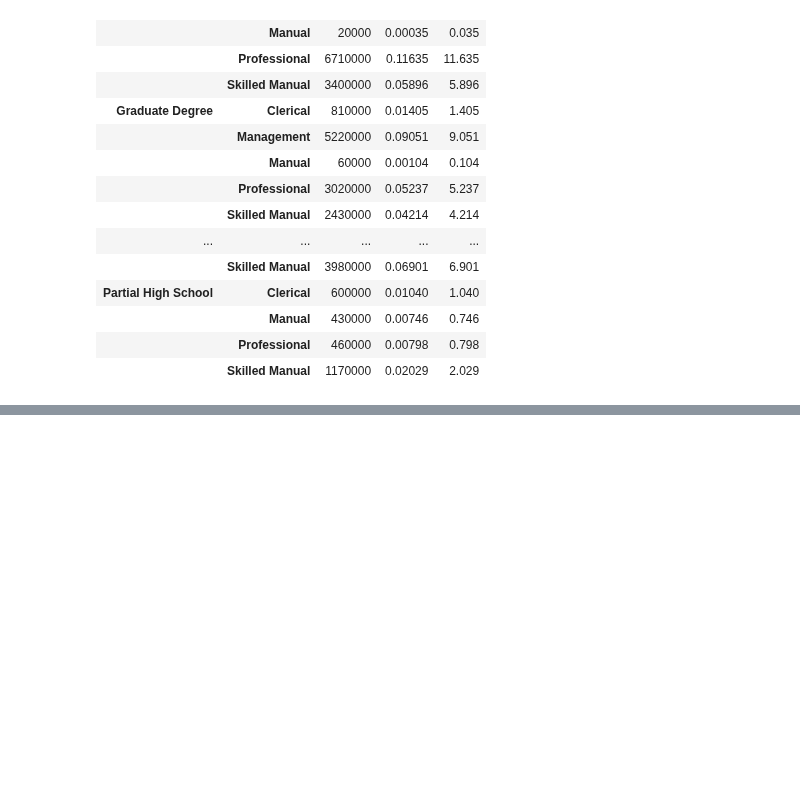
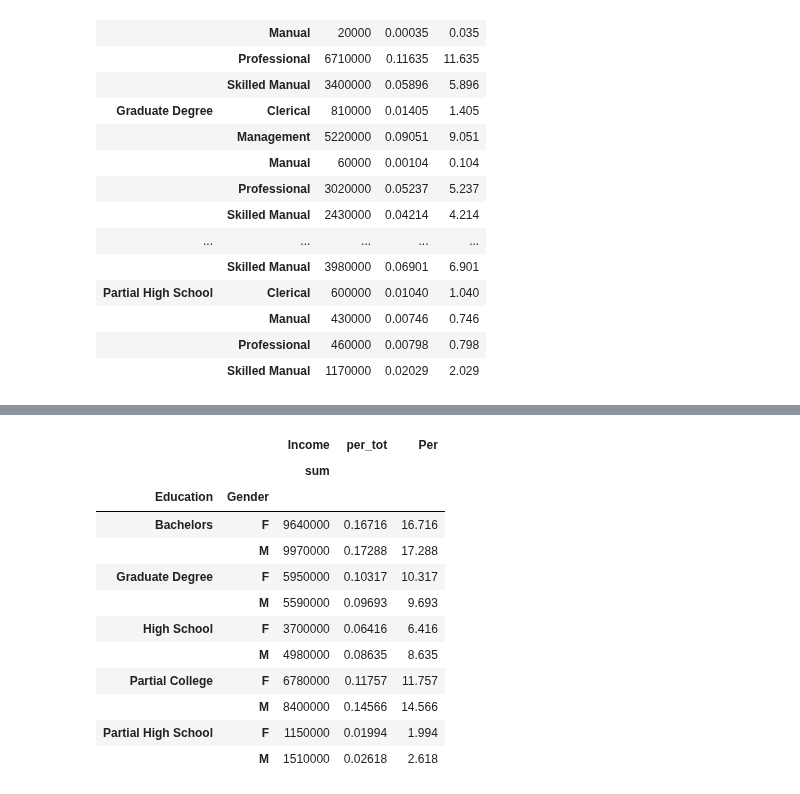
Before and after one commit to sledhead/simple_python, a Jupyter notebook: pandas_test.ipynb, the cells around one changed output, grey strips where cells are left out. Saved outputs shown, nothing was run; the diff lists cells and outputs as text; code cells hidden in the pictures; blank space fills up the shorter version.

```diff
--- a/pandas_test.ipynb
+++ b/pandas_test.ipynb
@@ -336,3 +336,6 @@ df_new
 |  | Manual | 430000 | 0.00746 | 0.746 |
 |  | Professional | 460000 | 0.00798 | 0.798 |
 |  | Skilled Manual | 1170000 | 0.02029 | 2.029 |
+# %%
+agg_func_count = {'Income': ['sum']}
+df_sp = df.groupby(['Education', 'Gender']).agg(agg_func_count).assign(per_tot= lambda x : x / x.sum()).round(5)
@@ -338,0 +358,18 @@ df_new
+# %%
+df_new = df_sp.assign(Per = df_sp.per_tot * 100)
+# %%
+df_new
+# %% [output]
+|  |  | Income | per_tot | Per |
+|  |  | sum |  |  |
+| Education | Gender |  |  |  |
+| Bachelors | F | 9640000 | 0.16716 | 16.716 |
+|  | M | 9970000 | 0.17288 | 17.288 |
+| Graduate Degree | F | 5950000 | 0.10317 | 10.317 |
+|  | M | 5590000 | 0.09693 | 9.693 |
+| High School | F | 3700000 | 0.06416 | 6.416 |
+|  | M | 4980000 | 0.08635 | 8.635 |
+| Partial College | F | 6780000 | 0.11757 | 11.757 |
+|  | M | 8400000 | 0.14566 | 14.566 |
+| Partial High School | F | 1150000 | 0.01994 | 1.994 |
+|  | M | 1510000 | 0.02618 | 2.618 |
```
Also changed, not shown: parts of 1 cell of this notebook.
